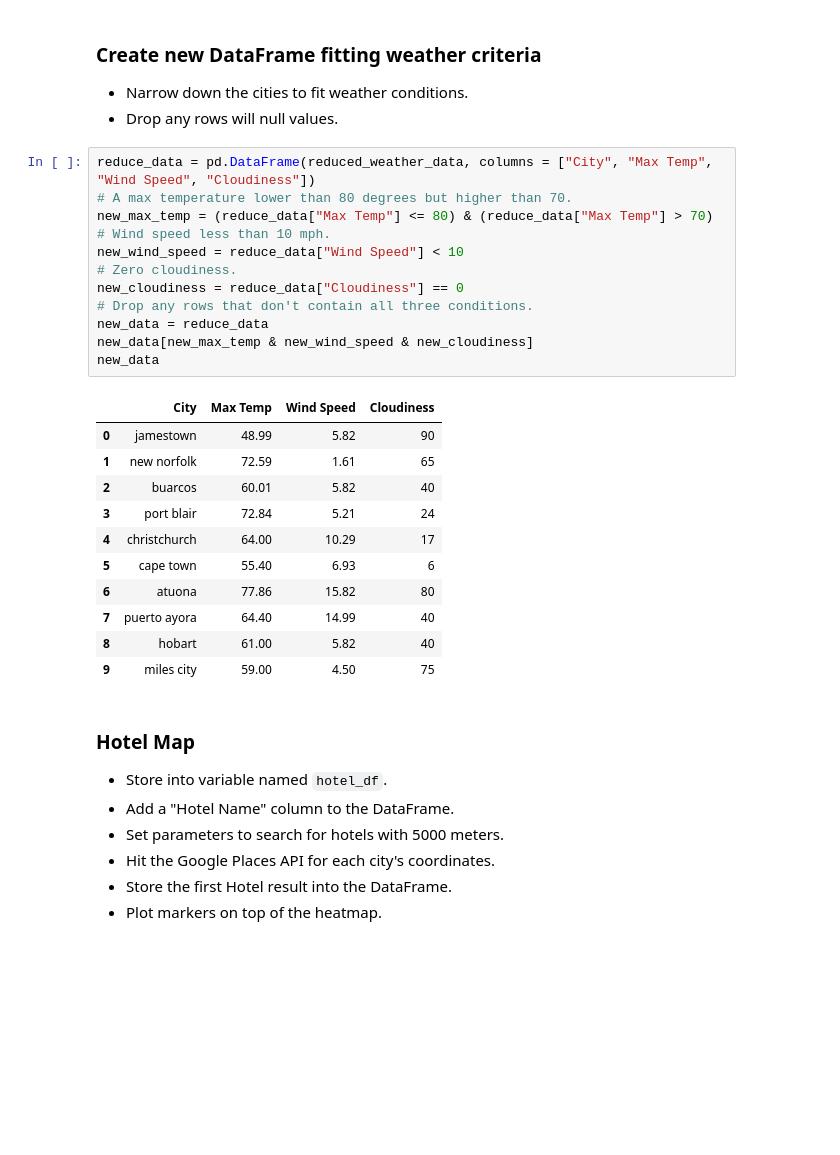
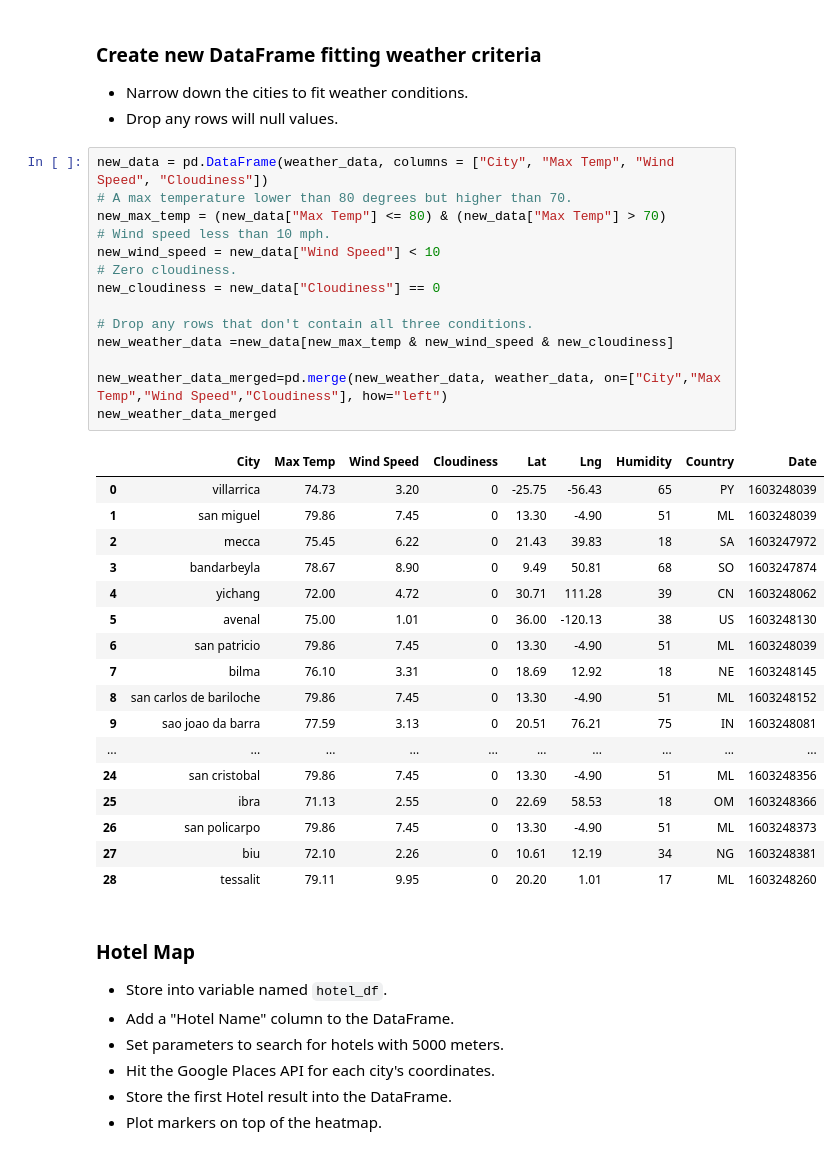
Before and after one commit to jackie33g/UCI_HomeWork_KCH, a Jupyter notebook: python-api-challenge/Python_Challenges_VacationPy/VacationPy.ipynb, the cells around one changed output. Saved outputs shown, nothing was run; the diff lists cells and outputs as text; blank space fills up the shorter version.

```diff
--- a/python-api-challenge/Python_Challenges_VacationPy/VacationPy.ipynb
+++ b/python-api-challenge/Python_Challenges_VacationPy/VacationPy.ipynb
@@ -56,29 +70,37 @@ fig
 * Narrow down the cities to fit weather conditions.
 * Drop any rows will null values.
 # %%
-reduce_data = pd.DataFrame(reduced_weather_data, columns = ["City", "Max Temp", "Wind Speed", "Cloudiness"])
+new_data = pd.DataFrame(weather_data, columns = ["City", "Max Temp", "Wind Speed", "Cloudiness"])
 # A max temperature lower than 80 degrees but higher than 70.
-new_max_temp = (reduce_data["Max Temp"] <= 80) & (reduce_data["Max Temp"] > 70)
+new_max_temp = (new_data["Max Temp"] <= 80) & (new_data["Max Temp"] > 70)
 # Wind speed less than 10 mph.
-new_wind_speed = reduce_data["Wind Speed"] < 10
+new_wind_speed = new_data["Wind Speed"] < 10
 # Zero cloudiness.
-new_cloudiness = reduce_data["Cloudiness"] == 0
+new_cloudiness = new_data["Cloudiness"] == 0
+
 # Drop any rows that don't contain all three conditions.
-new_data = reduce_data
-new_data[new_max_temp & new_wind_speed & new_cloudiness]
-new_data
+new_weather_data =new_data[new_max_temp & new_wind_speed & new_cloudiness]
+
+new_weather_data_merged=pd.merge(new_weather_data, weather_data, on=["City","Max Temp","Wind Speed","Cloudiness"], how="left")
+new_weather_data_merged
 # %% [output]
-|  | City | Max Temp | Wind Speed | Cloudiness |
-| 0 | jamestown | 48.99 | 5.82 | 90 |
-| 1 | new norfolk | 72.59 | 1.61 | 65 |
-| 2 | buarcos | 60.01 | 5.82 | 40 |
-| 3 | port blair | 72.84 | 5.21 | 24 |
-| 4 | christchurch | 64.00 | 10.29 | 17 |
-| 5 | cape town | 55.40 | 6.93 | 6 |
-| 6 | atuona | 77.86 | 15.82 | 80 |
-| 7 | puerto ayora | 64.40 | 14.99 | 40 |
-| 8 | hobart | 61.00 | 5.82 | 40 |
-| 9 | miles city | 59.00 | 4.50 | 75 |
+|  | City | Max Temp | Wind Speed | Cloudiness | Lat | Lng | Humidity | Country | Date |
+| 0 | villarrica | 74.73 | 3.20 | 0 | -25.75 | -56.43 | 65 | PY | 1603248039 |
+| 1 | san miguel | 79.86 | 7.45 | 0 | 13.30 | -4.90 | 51 | ML | 1603248039 |
+| 2 | mecca | 75.45 | 6.22 | 0 | 21.43 | 39.83 | 18 | SA | 1603247972 |
+| 3 | bandarbeyla | 78.67 | 8.90 | 0 | 9.49 | 50.81 | 68 | SO | 1603247874 |
+| 4 | yichang | 72.00 | 4.72 | 0 | 30.71 | 111.28 | 39 | CN | 1603248062 |
+| 5 | avenal | 75.00 | 1.01 | 0 | 36.00 | -120.13 | 38 | US | 1603248130 |
+| 6 | san patricio | 79.86 | 7.45 | 0 | 13.30 | -4.90 | 51 | ML | 1603248039 |
+| 7 | bilma | 76.10 | 3.31 | 0 | 18.69 | 12.92 | 18 | NE | 1603248145 |
+| 8 | san carlos de bariloche | 79.86 | 7.45 | 0 | 13.30 | -4.90 | 51 | ML | 1603248152 |
+| 9 | sao joao da barra | 77.59 | 3.13 | 0 | 20.51 | 76.21 | 75 | IN | 1603248081 |
+| ... | ... | ... | ... | ... | ... | ... | ... | ... | ... |
+| 24 | san cristobal | 79.86 | 7.45 | 0 | 13.30 | -4.90 | 51 | ML | 1603248356 |
+| 25 | ibra | 71.13 | 2.55 | 0 | 22.69 | 58.53 | 18 | OM | 1603248366 |
+| 26 | san policarpo | 79.86 | 7.45 | 0 | 13.30 | -4.90 | 51 | ML | 1603248373 |
+| 27 | biu | 72.10 | 2.26 | 0 | 10.61 | 12.19 | 34 | NG | 1603248381 |
+| 28 | tessalit | 79.11 | 9.95 | 0 | 20.20 | 1.01 | 17 | ML | 1603248260 |
 # %% [markdown]
 ### Hotel Map
 * Store into variable named `hotel_df`.
```
Also changed, not shown: parts of 8 cells of this notebook, 3 other files.
